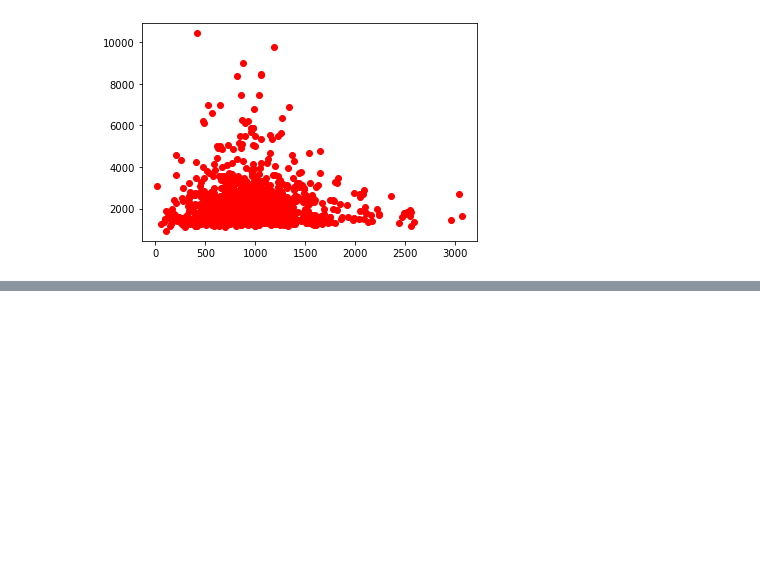
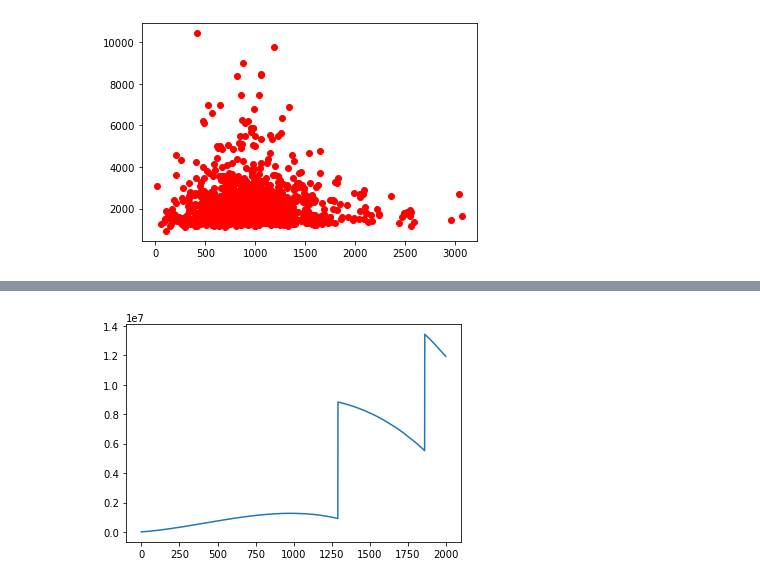
Before and after one commit to CS-433/ml-project-2-transcripted_cherry, a Jupyter notebook: Jupyter notebooks/nuclei_regression.ipynb, the cells around one changed output, grey strips where cells are left out. Cells and saved outputs as stored; diff of their text form; code cells hidden in the pictures; blank space fills up the shorter version.

```diff
--- a/Jupyter notebooks/nuclei_regression.ipynb
+++ b/Jupyter notebooks/nuclei_regression.ipynb
@@ -179,0 +323,12 @@ np.sum(mean_intensity)
+# %%
+# Create the vectors X and Y
+x = np.array(range(2000))
+y = 797.0683 + 797.0685*x + 2.309019*x**2 + -0.001844546*x**3 +0.0000003718033*x**4
+
+# Create the plot
+plt.plot(x,y)
+
+# Show the plot
+plt.show()
+# %% [output]
+[figure, added]
```
Also changed, not shown: parts of 16 cells of this notebook.
